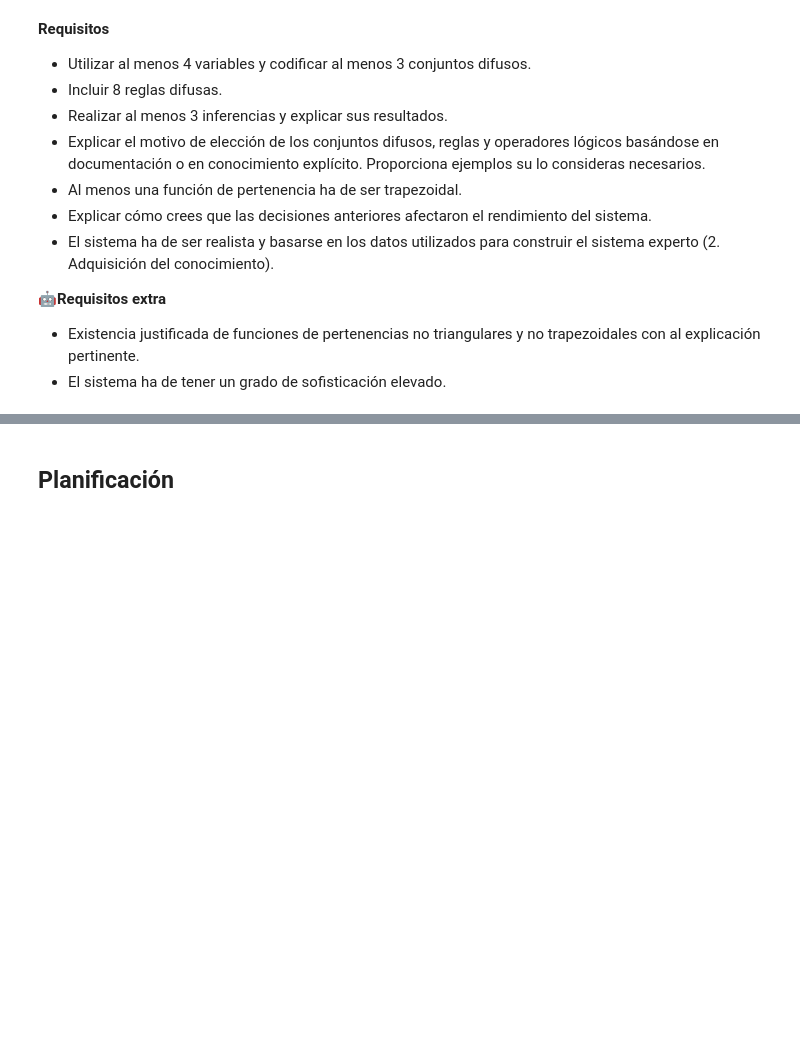
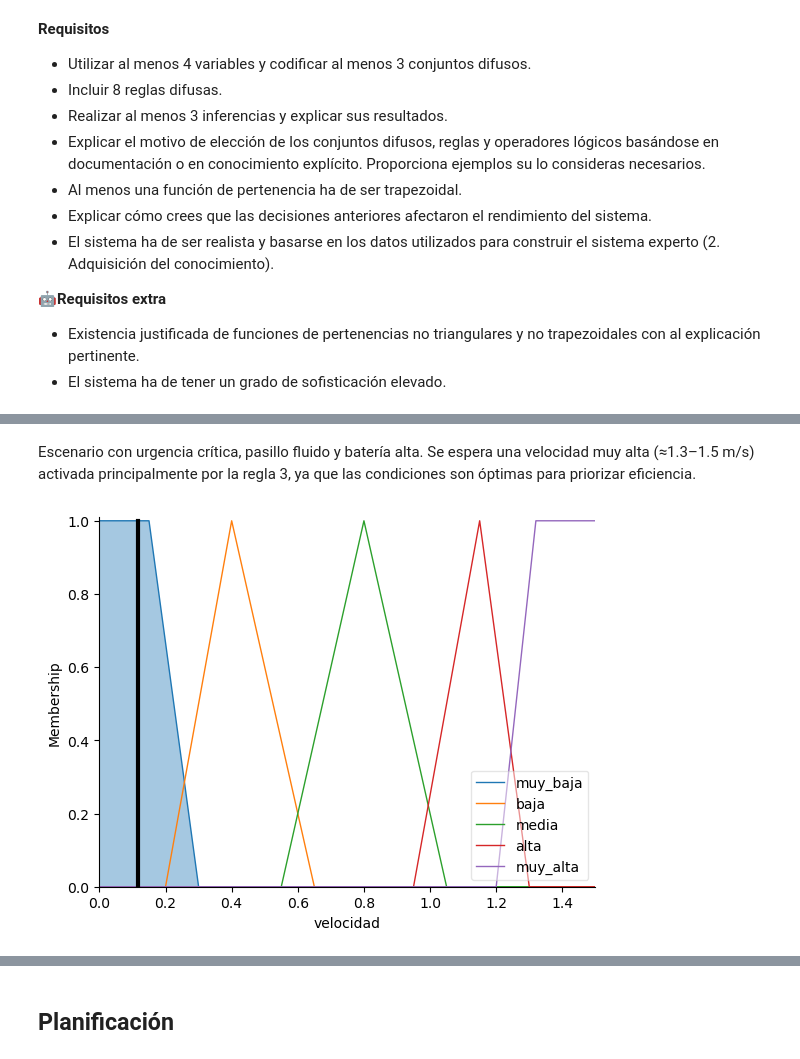
Before and after one commit to Jon8a/Sistemas-Inteligentes-Grupo2, a Jupyter notebook: Entrega Fuzzy/SSII_25-26_Práctica 3_Fuzzy.ipynb, the cells around one changed output, grey strips where cells are left out. Saved outputs shown, nothing was run; the diff lists cells and outputs as text; code cells hidden in the pictures; blank space fills up the shorter version.

```diff
--- a/Entrega Fuzzy/SSII_25-26_Práctica 3_Fuzzy.ipynb
+++ b/Entrega Fuzzy/SSII_25-26_Práctica 3_Fuzzy.ipynb
@@ -192,0 +319,16 @@ ULMA Handling Systems (2024). Automatización y seguridad en intralogística AMR
+# %% [markdown]
+Escenario con urgencia crítica, pasillo fluido y batería alta.
+Se espera una velocidad muy alta (≈1.3–1.5 m/s) activada principalmente por la regla 3, ya que las condiciones son óptimas para priorizar eficiencia.
+# %%
+# CASO B
+# Congestión alta y cerca del destino
+
+funcion_velocidad.input['bateria'] = 55
+funcion_velocidad.input['distancia'] = 5
+funcion_velocidad.input['congestion'] = 80
+funcion_velocidad.input['urgencia'] = 6
+
+funcion_velocidad.compute()
+velocidad.view(sim=funcion_velocidad)
+# %% [output]
+[figure, added]
```
Also changed, not shown: parts of 17 cells of this notebook.
